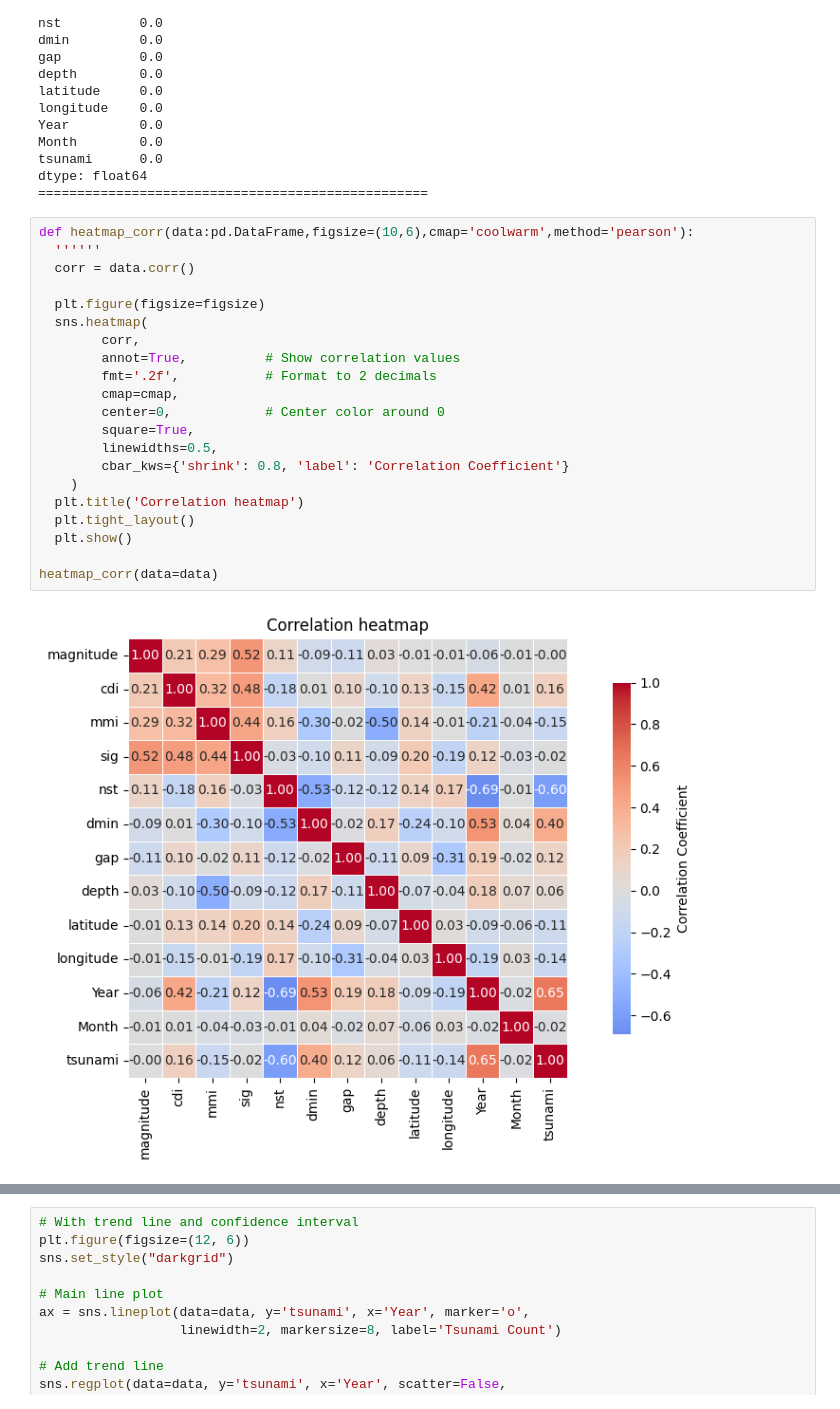
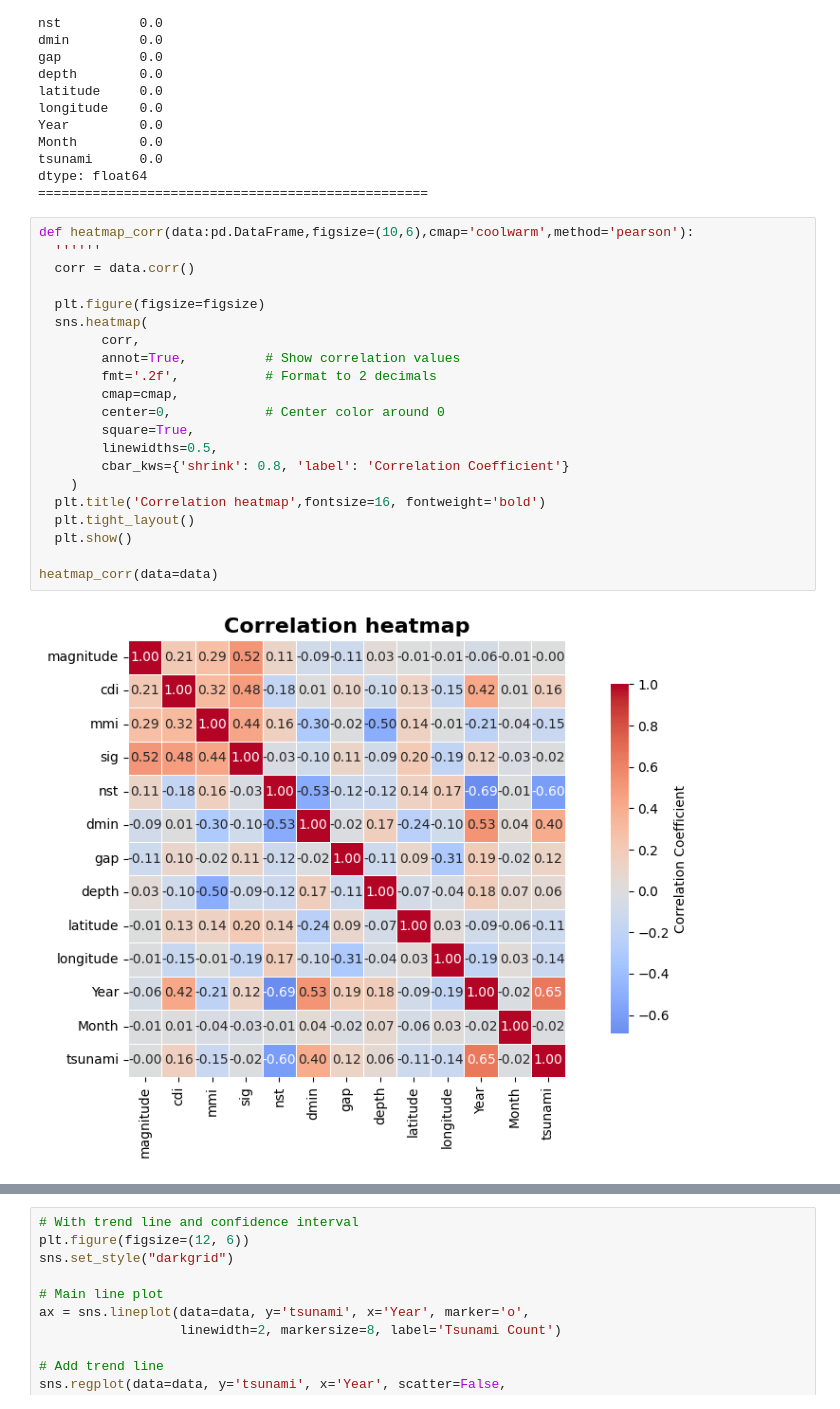
Before and after one commit to Gcarmnonapy7/IBM-Machine-Learning-with-Python-Scikit-learn-Professional-Certificate, a Jupyter notebook: IBM_Machine_Learning_with_Python_&_Scikit_learn_Professional_Certificate.ipynb, the cells around one changed output, grey strips where cells are left out. Cells and saved outputs as stored; diff of their text form.

```diff
--- a/IBM_Machine_Learning_with_Python_&_Scikit_learn_Professional_Certificate.ipynb
+++ b/IBM_Machine_Learning_with_Python_&_Scikit_learn_Professional_Certificate.ipynb
@@ -100,23 +116,23 @@ dtype: float64
 # %%
 def heatmap_corr(data:pd.DataFrame,figsize=(10,6),cmap='coolwarm',method='pearson'):
   ''''''
   corr = data.corr()
 
   plt.figure(figsize=figsize)
   sns.heatmap(
         corr,
         annot=True,          # Show correlation values
         fmt='.2f',           # Format to 2 decimals
         cmap=cmap,
         center=0,            # Center color around 0
         square=True,
         linewidths=0.5,
         cbar_kws={'shrink': 0.8, 'label': 'Correlation Coefficient'}
     )
-  plt.title('Correlation heatmap')
+  plt.title('Correlation heatmap',fontsize=16, fontweight='bold')
   plt.tight_layout()
   plt.show()
 
 heatmap_corr(data=data)
 # %% [output]
-[figure, old version]
+[figure, new version]
```
Also changed, not shown: parts of 7 cells of this notebook.
